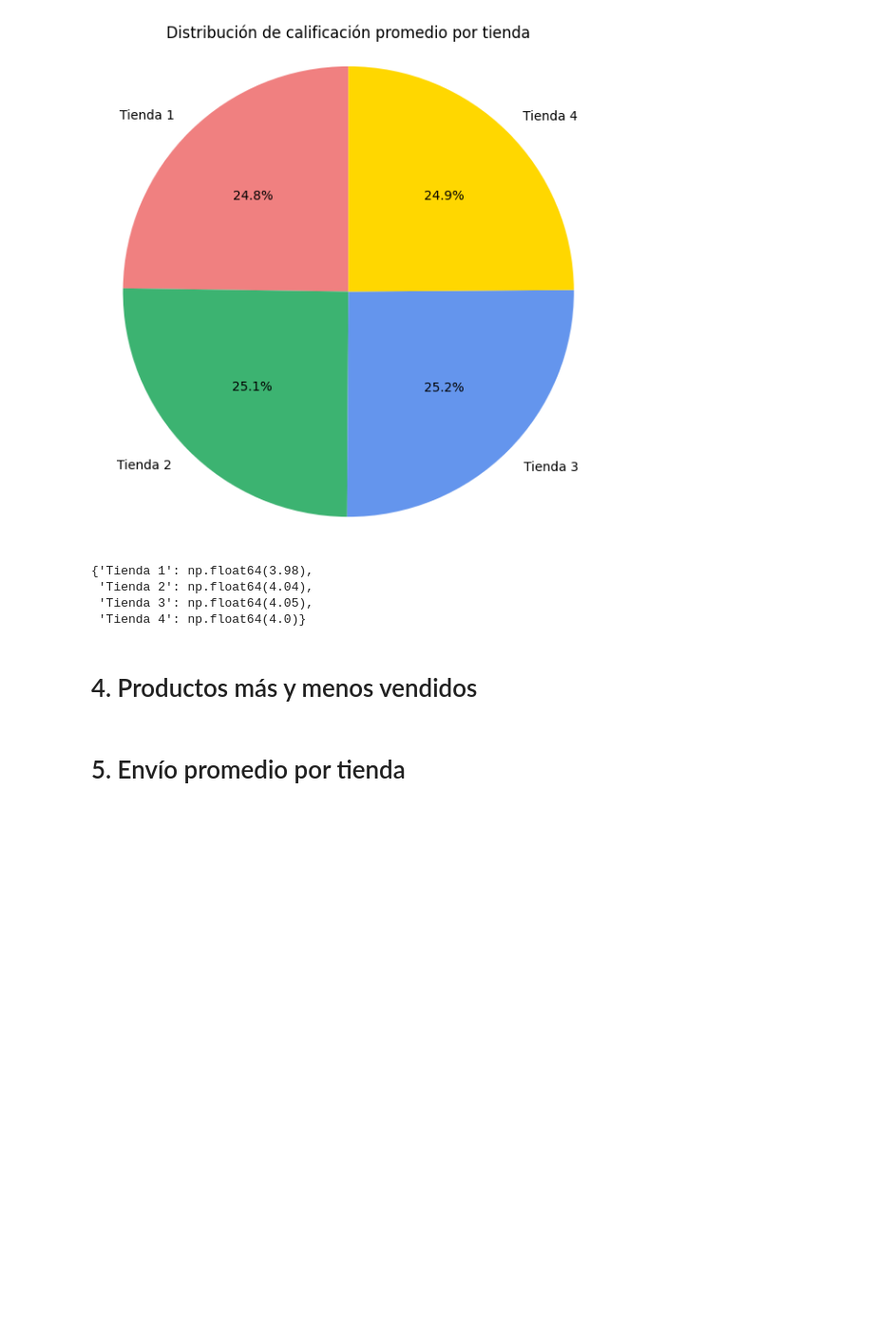
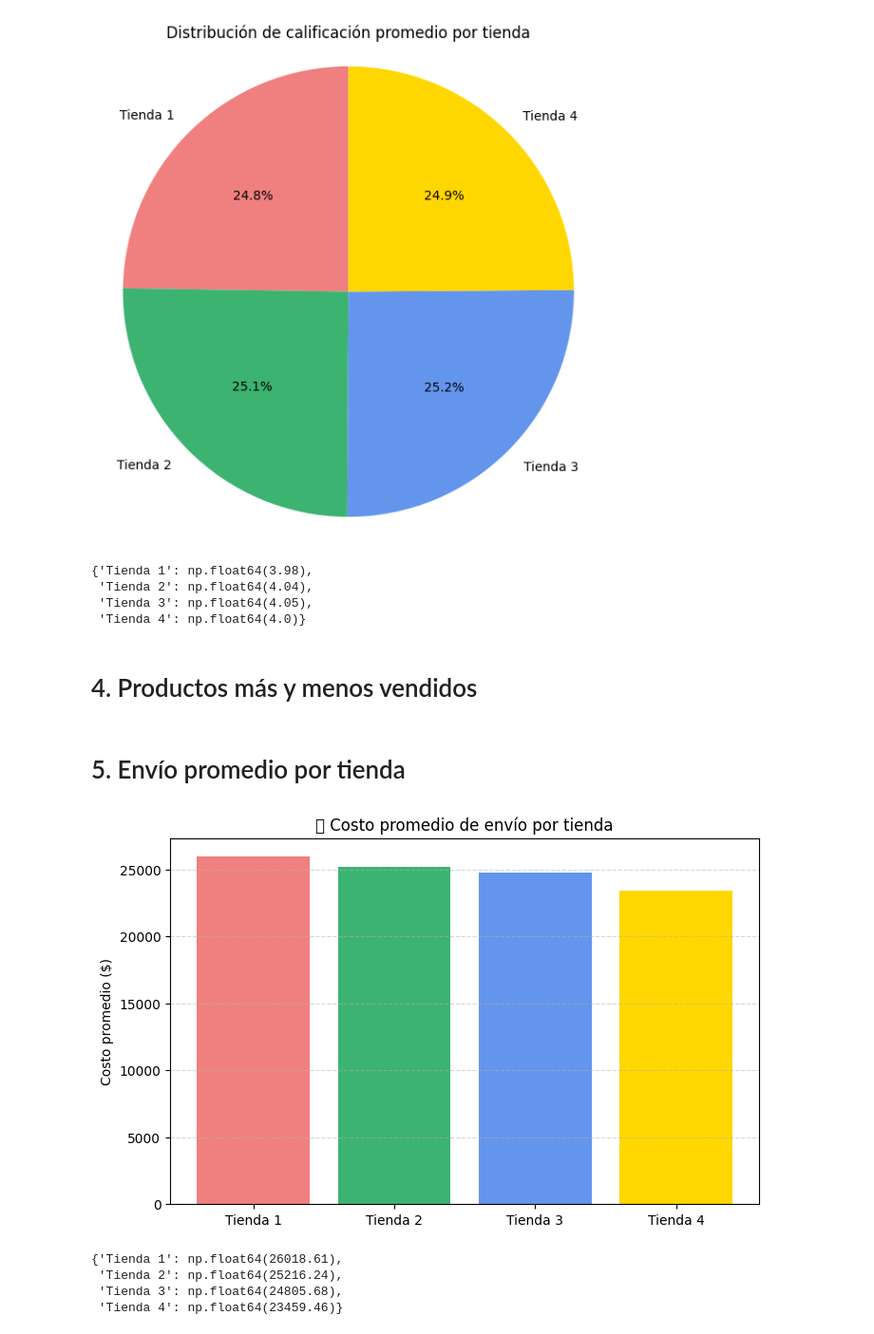
Before and after one commit to Monica-Restrepo/Challenge1_Data_Science, a Jupyter notebook: AluraStoreLatam.ipynb, the cells around one changed output. Shown: that part at 95% size. Drawn from its saved outputs; the diff is of its cells as text; code cells hidden in the pictures; blank space fills up the shorter version.

```diff
--- a/AluraStoreLatam.ipynb
+++ b/AluraStoreLatam.ipynb
@@ -146,3 +146,35 @@ calificaciones_promedio_pie(tienda, tienda2, tienda3, tienda4)
 # 4. Productos más y menos vendidos
 # %% [markdown]
 # 5. Envío promedio por tienda
+# %%
+def envio_promedio(t1, t2, t3, t4):
+    # Calculamos promedio
+    prom1 = t1['Costo de envío'].mean()
+    prom2 = t2['Costo de envío'].mean()
+    prom3 = t3['Costo de envío'].mean()
+    prom4 = t4['Costo de envío'].mean()
+
+    # Almacenamos datos
+    nombres = ['Tienda 1', 'Tienda 2', 'Tienda 3', 'Tienda 4']
+    envios = [prom1, prom2, prom3, prom4]
+
+    # Gráfico de barras
+    plt.figure(figsize=(8,5))
+    colores = ['lightcoral', 'mediumseagreen', 'cornflowerblue', 'gold']
+    plt.bar(nombres, envios, color=colores)
+
+    # Estética
+    plt.title("📦 Costo promedio de envío por tienda")
+    plt.ylabel("Costo promedio ($)")
+    plt.grid(axis='y', linestyle='--', alpha=0.5)
+    plt.show()
+
+    return dict(zip(nombres, [round(p, 2) for p in envios]))
+
+envio_promedio(tienda, tienda2, tienda3, tienda4)
+# %% [output]
+[figure, added]
+{'Tienda 1': np.float64(26018.61),
+ 'Tienda 2': np.float64(25216.24),
+ 'Tienda 3': np.float64(24805.68),
+ 'Tienda 4': np.float64(23459.46)}
```
Also changed, not shown: parts of 1 cell of this notebook.
